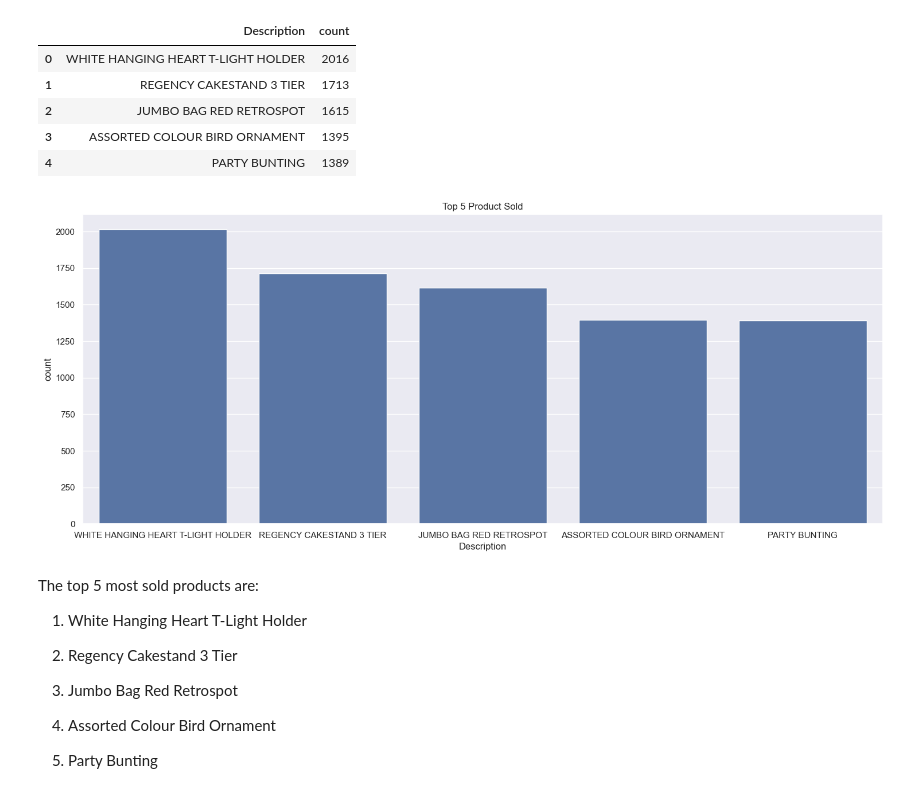
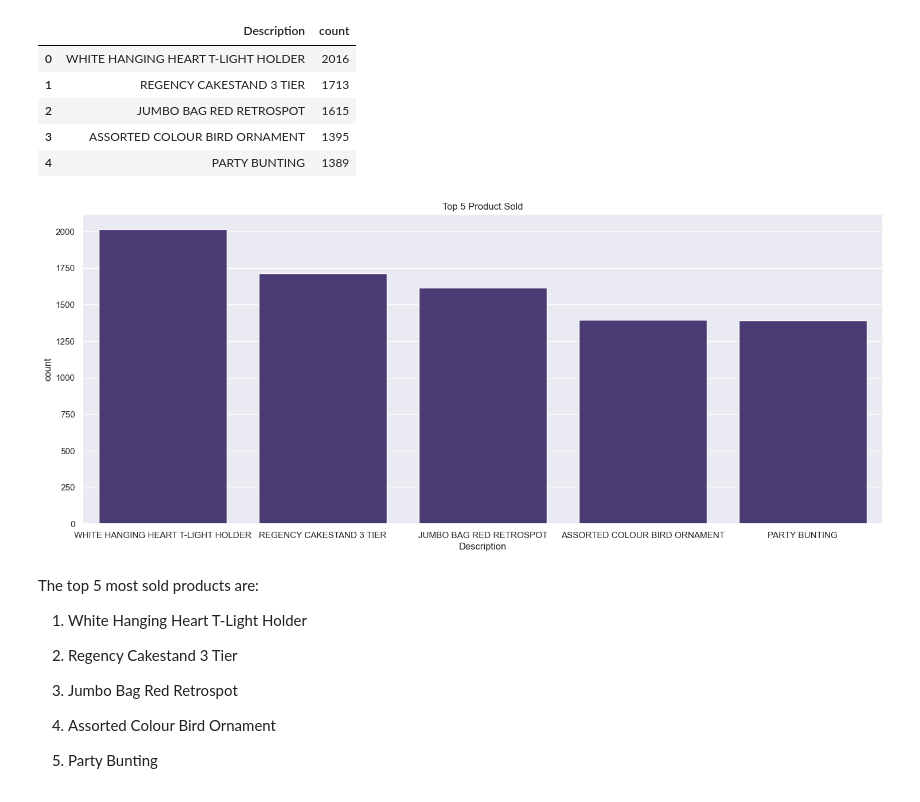
Before and after one commit to yunus6390/ML_Classification_Project, a Jupyter notebook: Customer_Segmentation.ipynb, the cells around one changed output. Cells and saved outputs as stored; diff of their text form; code cells hidden in the pictures.

```diff
--- a/Customer_Segmentation.ipynb
+++ b/Customer_Segmentation.ipynb
@@ -360,11 +352,12 @@ desc_df.head()
 | 3 | ASSORTED COLOUR BIRD ORNAMENT | 1395 |
 | 4 | PARTY BUNTING | 1389 |
 # %%
+sns.set_palette("viridis")
 sns.barplot(x = 'Description', y = 'count', data= desc_df[:5])
 plt.title('Top 5 Product Sold')
 plt.show()
 # %% [output]
-[figure, old version]
+[figure, new version]
 # %% [markdown]
 The top 5 most sold products are:
 
```
Also changed, not shown: parts of 28 cells of this notebook.
